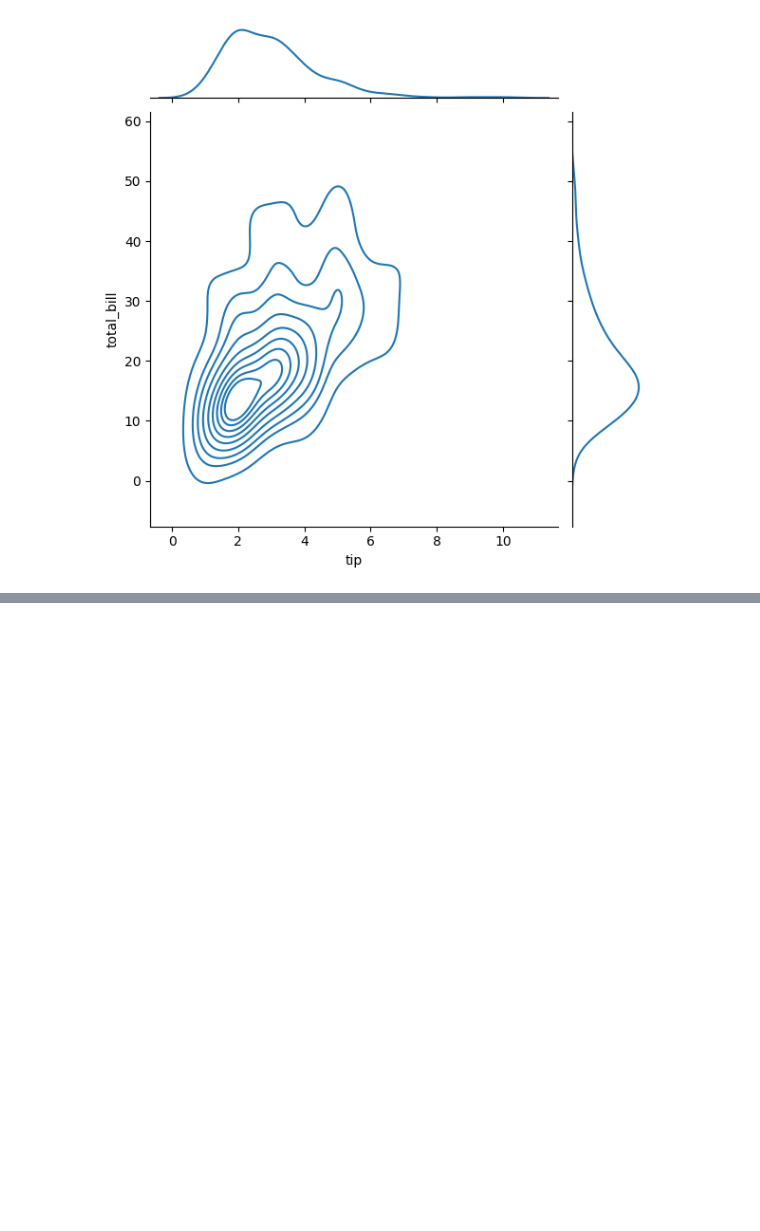
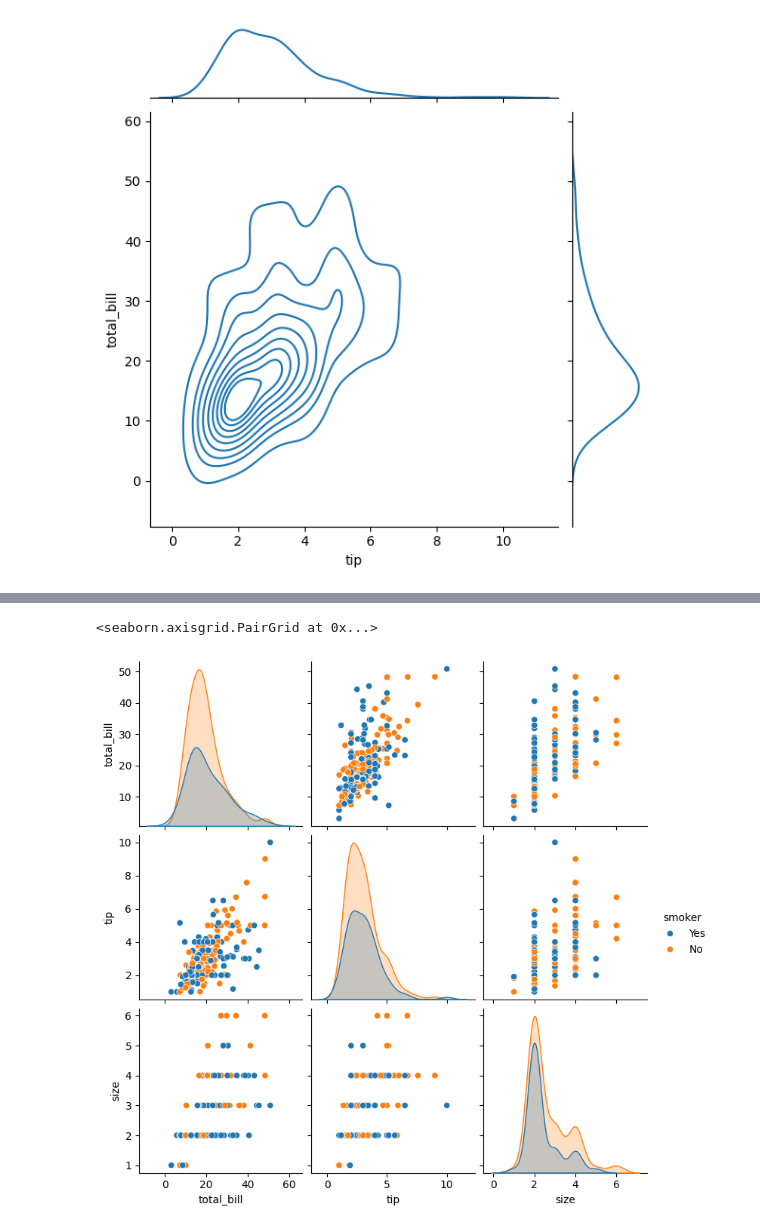
Before and after one commit to RedGhost123/Complete-Data_Science, a Jupyter notebook: Complete-Data_Science/jupyter/Seaborn/1_Seaborn.ipynb, the cells around one changed output, grey strips where cells are left out. Cells and saved outputs as stored; diff of their text form; code cells hidden in the pictures; blank space fills up the shorter version.

```diff
--- a/Complete-Data_Science/jupyter/Seaborn/1_Seaborn.ipynb
+++ b/Complete-Data_Science/jupyter/Seaborn/1_Seaborn.ipynb
@@ -171,0 +186,5 @@ sns.jointplot(x = tips.tip,y = tips.total_bill, data = tips,kind="kde") # Counto
+# %%
+sns.pairplot(tips,hue='smoker')
+# %% [output]
+<seaborn.axisgrid.PairGrid at 0x...>
+[figure, added]
```
Also changed, not shown: parts of 17 cells of this notebook.
